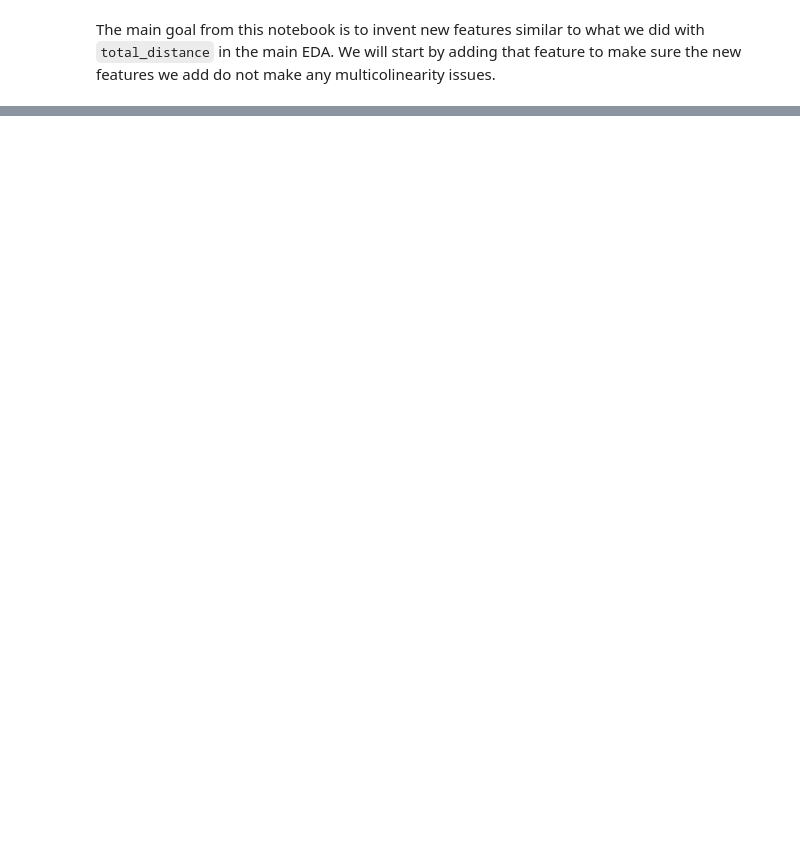
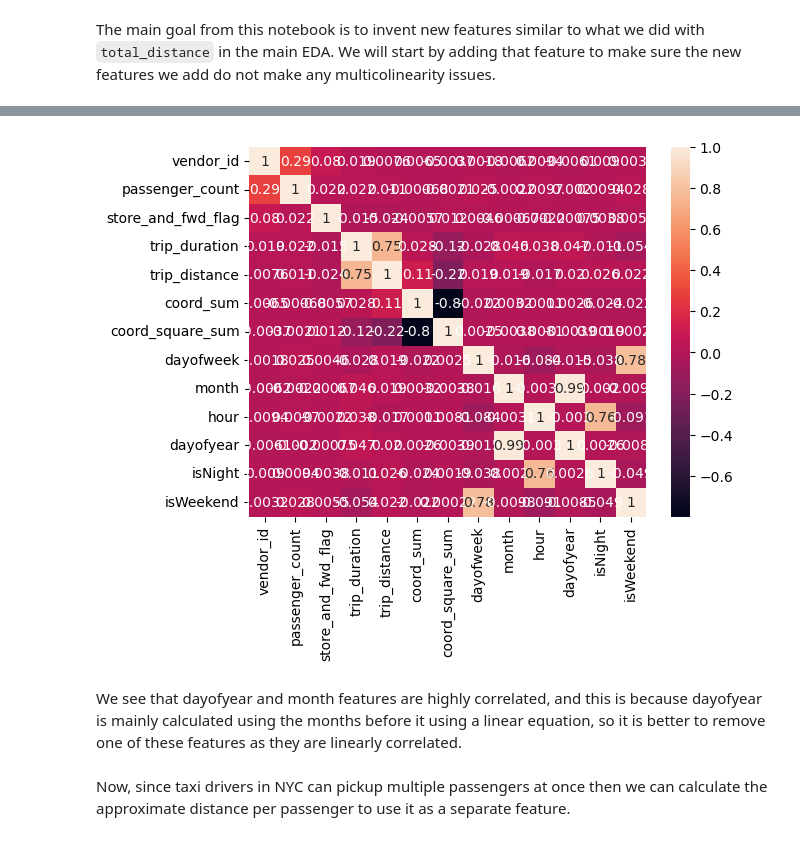
Before and after one commit to b-4her/nyc-taxi-trip-duration-api, a Jupyter notebook: notebooks/FeatureEng.ipynb, the cells around one changed output, grey strips where cells are left out. Cells and saved outputs as stored; diff of their text form; code cells hidden in the pictures; blank space fills up the shorter version.

```diff
--- a/notebooks/FeatureEng.ipynb
+++ b/notebooks/FeatureEng.ipynb
@@ -75,7 +63,5 @@ As a starting point, the correlation between `vendor_id` and `passenger_count` s
 # %%
-df["testing"] = np.sqrt(df["trip_distance"] * df["passenger_count"])
+# df.drop("vendor_id", axis=1, inplace=True)
-# %%
-df.drop("testing", axis=1, inplace=True)
 # %%
 df.loc[:, 'store_and_fwd_flag'] = df['store_and_fwd_flag'].replace({'Y':0})
 df.loc[:, 'store_and_fwd_flag'] = df['store_and_fwd_flag'].replace({'N':1})
@@ -86,3 +72,6 @@ df['dayofweek'] = df.pickup_datetime.dt.dayofweek
 df['month'] = df.pickup_datetime.dt.month
 df['hour'] = df.pickup_datetime.dt.hour
 df['dayofyear'] = df.pickup_datetime.dt.dayofyear
+
+df["isNight"] = df["hour"] // 18
+df["isWeekend"] = df.pickup_datetime.dt.weekday // 5
@@ -88,0 +85,9 @@ df['dayofyear'] = df.pickup_datetime.dt.dayofyear
+# %%
+sns.heatmap(df.select_dtypes("number").corr(), annot=True)
+plt.show()
+# %% [output]
+[figure, added]
+# %% [markdown]
+We see that dayofyear and month features are highly correlated, and this is because dayofyear
+is mainly calculated using the months before it using a linear equation, so it is better to remove
+one of these features as they are linearly correlated.
@@ -88,0 +96,2 @@ df['dayofyear'] = df.pickup_datetime.dt.dayofyear
+# %% [markdown]
+Now, since taxi drivers in NYC can pickup multiple passengers at once then we can calculate the approximate distance per passenger to use it as a separate feature.
```
Also changed, not shown: parts of 10 cells of this notebook, 4 other files.
